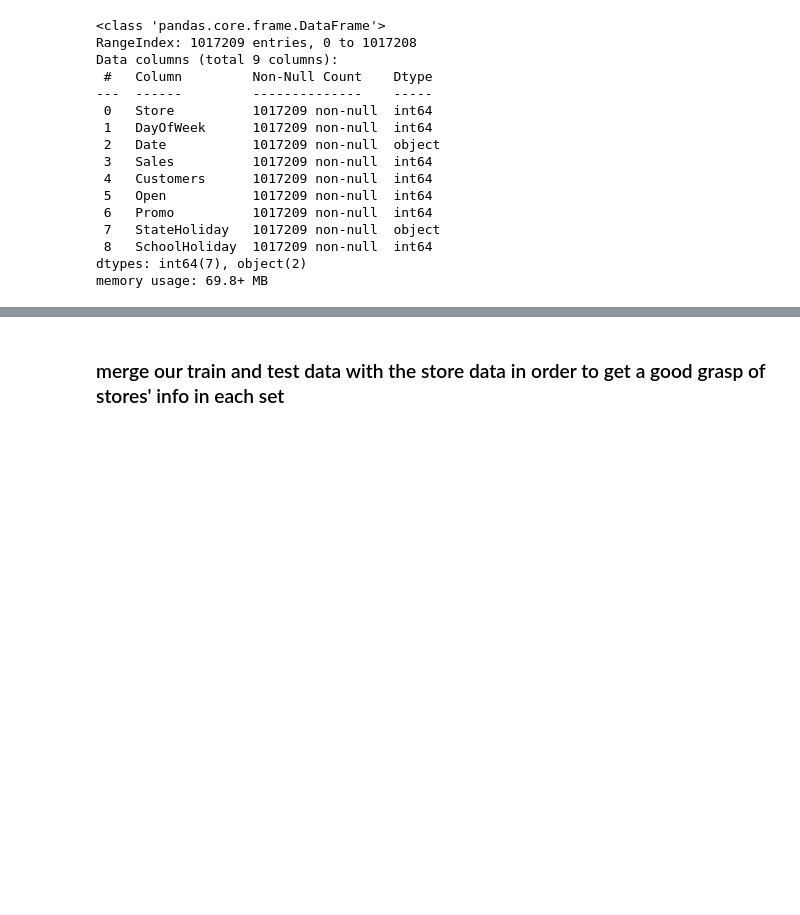
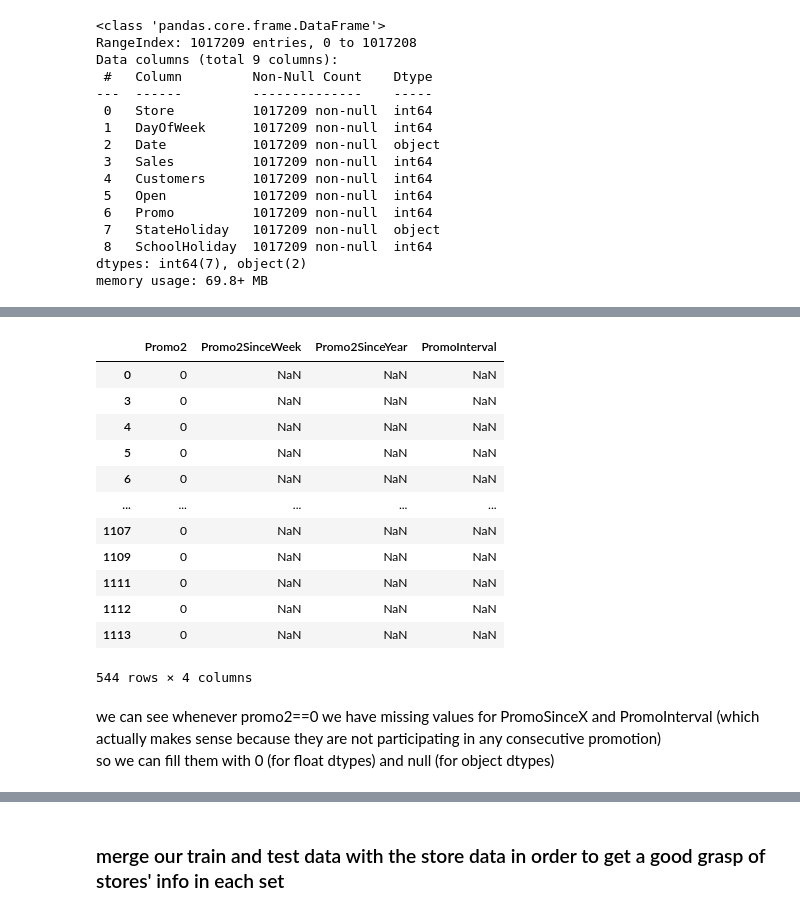
Before and after one commit to Nathnael12/pharmaceutical-sales-prediction, a Jupyter notebook: notbooks/data_preprocessing.ipynb, the cells around one changed output, grey strips where cells are left out. Drawn from its saved outputs; the diff is of its cells as text; code cells hidden in the pictures; blank space fills up the shorter version.

```diff
--- a/notbooks/data_preprocessing.ipynb
+++ b/notbooks/data_preprocessing.ipynb
@@ -139,0 +134,20 @@ memory usage: 69.8+ MB
+# %%
+# view promo2sinceX values for rows that have promo2=0 (for stores not participating in consecutive promotions)
+store[store["Promo2"]==0][["Promo2","Promo2SinceWeek","Promo2SinceYear","PromoInterval"]]
+# %% [output]
+|  | Promo2 | Promo2SinceWeek | Promo2SinceYear | PromoInterval |
+| 0 | 0 | NaN | NaN | NaN |
+| 3 | 0 | NaN | NaN | NaN |
+| 4 | 0 | NaN | NaN | NaN |
+| 5 | 0 | NaN | NaN | NaN |
+| 6 | 0 | NaN | NaN | NaN |
+| ... | ... | ... | ... | ... |
+| 1107 | 0 | NaN | NaN | NaN |
+| 1109 | 0 | NaN | NaN | NaN |
+| 1111 | 0 | NaN | NaN | NaN |
+| 1112 | 0 | NaN | NaN | NaN |
+| 1113 | 0 | NaN | NaN | NaN |
+544 rows × 4 columns
+# %% [markdown]
+we can see whenever promo2==0 we have missing values for PromoSinceX and PromoInterval (which actually makes sense because they are not participating in any consecutive promotion) <br>
+so we can fill them with 0 (for float dtypes) and null (for object dtypes)
```
Also changed, not shown: parts of 39 cells of this notebook.
